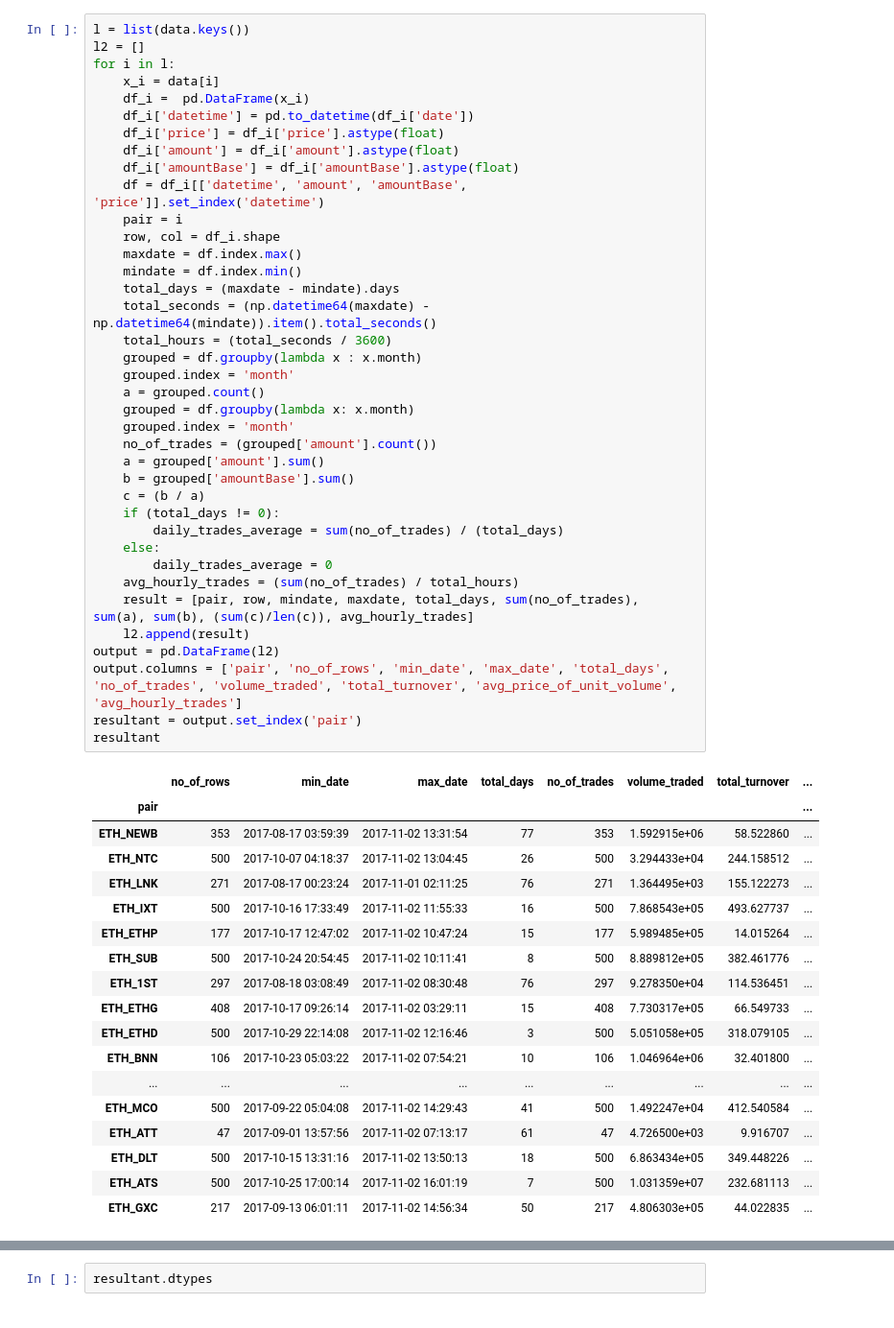
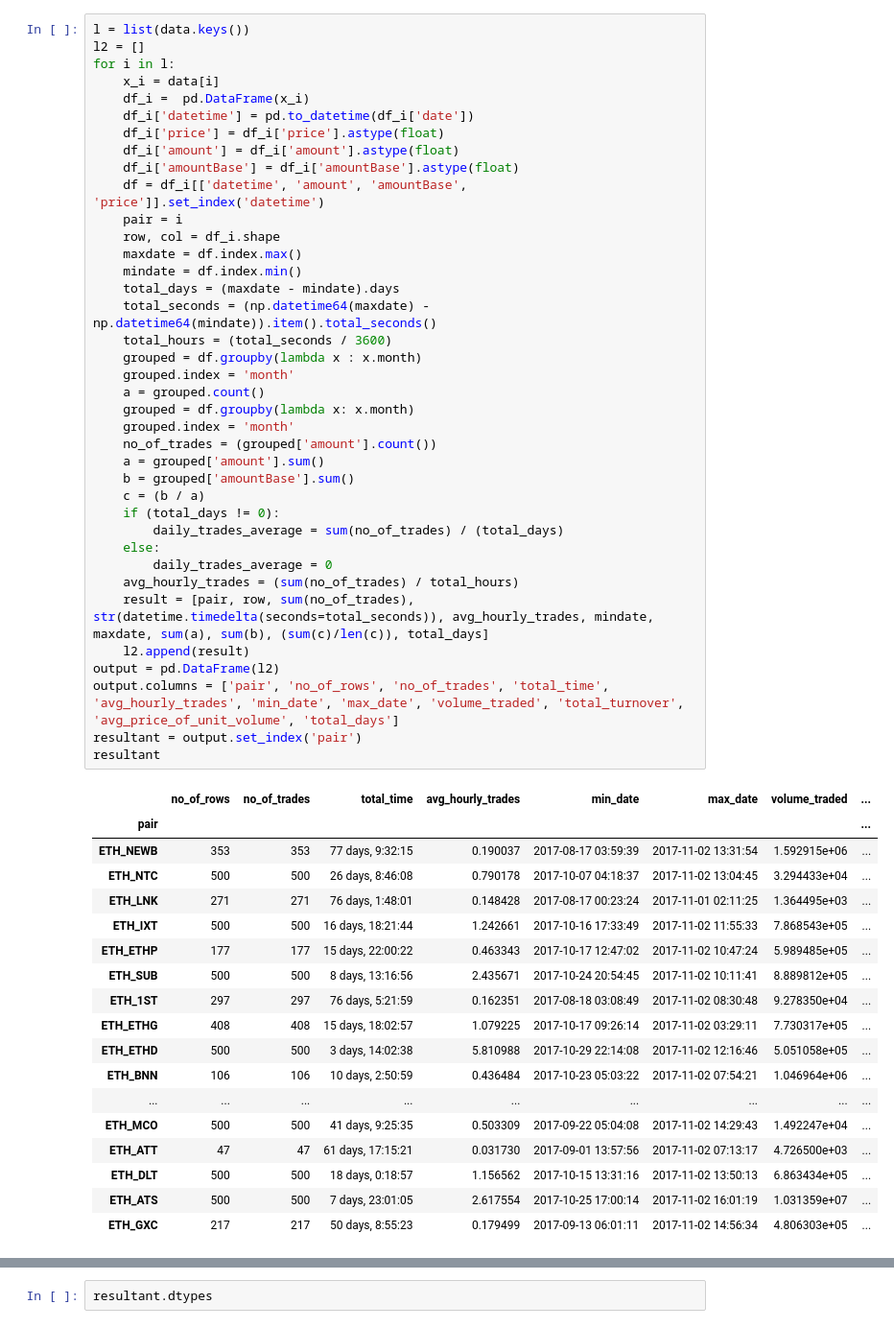
Before and after one commit to satyaki-mitra/Evalution_Exercise, a Jupyter notebook: trade_analysis/trade_analysis.ipynb, the cells around one changed output, grey strips where cells are left out. Shown at 96% size. Saved outputs shown, nothing was run; the diff lists cells and outputs as text.

Commit message:
hourly report

```diff
--- a/trade_analysis/trade_analysis.ipynb
+++ b/trade_analysis/trade_analysis.ipynb
@@ -15,50 +16,50 @@ for i in l:
     df_i['price'] = df_i['price'].astype(float)
     df_i['amount'] = df_i['amount'].astype(float)
     df_i['amountBase'] = df_i['amountBase'].astype(float)
     df = df_i[['datetime', 'amount', 'amountBase', 'price']].set_index('datetime')
     pair = i
     row, col = df_i.shape
     maxdate = df.index.max()
     mindate = df.index.min()
     total_days = (maxdate - mindate).days
     total_seconds = (np.datetime64(maxdate) - np.datetime64(mindate)).item().total_seconds()
     total_hours = (total_seconds / 3600)
     grouped = df.groupby(lambda x : x.month)
     grouped.index = 'month'
     a = grouped.count()
     grouped = df.groupby(lambda x: x.month)
     grouped.index = 'month'
     no_of_trades = (grouped['amount'].count())
     a = grouped['amount'].sum()
     b = grouped['amountBase'].sum()
     c = (b / a)
     if (total_days != 0):
         daily_trades_average = sum(no_of_trades) / (total_days)
     else:
         daily_trades_average = 0
     avg_hourly_trades = (sum(no_of_trades) / total_hours)
-    result = [pair, row, mindate, maxdate, total_days, sum(no_of_trades), sum(a), sum(b), (sum(c)/len(c)), avg_hourly_trades]
+    result = [pair, row, sum(no_of_trades), str(datetime.timedelta(seconds=total_seconds)), avg_hourly_trades, mindate, maxdate, sum(a), sum(b), (sum(c)/len(c)), total_days]
     l2.append(result)
 output = pd.DataFrame(l2)
-output.columns = ['pair', 'no_of_rows', 'min_date', 'max_date', 'total_days', 'no_of_trades', 'volume_traded', 'total_turnover', 'avg_price_of_unit_volume', 'avg_hourly_trades']
+output.columns = ['pair', 'no_of_rows', 'no_of_trades', 'total_time', 'avg_hourly_trades', 'min_date', 'max_date', 'volume_traded', 'total_turnover', 'avg_price_of_unit_volume', 'total_days']
 resultant = output.set_index('pair')
 resultant
 # %% [output]
-|  | no_of_rows | min_date | max_date | total_days | no_of_trades | volume_traded | total_turnover | ... |
+|  | no_of_rows | no_of_trades | total_time | avg_hourly_trades | min_date | max_date | volume_traded | ... |
 | pair |  |  |  |  |  |  |  | ... |
-| ETH_NEWB | 353 | 2017-08-17 03:59:39 | 2017-11-02 13:31:54 | 77 | 353 | 1.592915e+06 | 58.522860 | ... |
-| ETH_NTC | 500 | 2017-10-07 04:18:37 | 2017-11-02 13:04:45 | 26 | 500 | 3.294433e+04 | 244.158512 | ... |
-| ETH_LNK | 271 | 2017-08-17 00:23:24 | 2017-11-01 02:11:25 | 76 | 271 | 1.364495e+03 | 155.122273 | ... |
-| ETH_IXT | 500 | 2017-10-16 17:33:49 | 2017-11-02 11:55:33 | 16 | 500 | 7.868543e+05 | 493.627737 | ... |
-| ETH_ETHP | 177 | 2017-10-17 12:47:02 | 2017-11-02 10:47:24 | 15 | 177 | 5.989485e+05 | 14.015264 | ... |
-| ETH_SUB | 500 | 2017-10-24 20:54:45 | 2017-11-02 10:11:41 | 8 | 500 | 8.889812e+05 | 382.461776 | ... |
-| ETH_1ST | 297 | 2017-08-18 03:08:49 | 2017-11-02 08:30:48 | 76 | 297 | 9.278350e+04 | 114.536451 | ... |
-| ETH_ETHG | 408 | 2017-10-17 09:26:14 | 2017-11-02 03:29:11 | 15 | 408 | 7.730317e+05 | 66.549733 | ... |
-| ETH_ETHD | 500 | 2017-10-29 22:14:08 | 2017-11-02 12:16:46 | 3 | 500 | 5.051058e+05 | 318.079105 | ... |
-| ETH_BNN | 106 | 2017-10-23 05:03:22 | 2017-11-02 07:54:21 | 10 | 106 | 1.046964e+06 | 32.401800 | ... |
+| ETH_NEWB | 353 | 353 | 77 days, 9:32:15 | 0.190037 | 2017-08-17 03:59:39 | 2017-11-02 13:31:54 | 1.592915e+06 | ... |
+| ETH_NTC | 500 | 500 | 26 days, 8:46:08 | 0.790178 | 2017-10-07 04:18:37 | 2017-11-02 13:04:45 | 3.294433e+04 | ... |
+| ETH_LNK | 271 | 271 | 76 days, 1:48:01 | 0.148428 | 2017-08-17 00:23:24 | 2017-11-01 02:11:25 | 1.364495e+03 | ... |
+| ETH_IXT | 500 | 500 | 16 days, 18:21:44 | 1.242661 | 2017-10-16 17:33:49 | 2017-11-02 11:55:33 | 7.868543e+05 | ... |
+| ETH_ETHP | 177 | 177 | 15 days, 22:00:22 | 0.463343 | 2017-10-17 12:47:02 | 2017-11-02 10:47:24 | 5.989485e+05 | ... |
+| ETH_SUB | 500 | 500 | 8 days, 13:16:56 | 2.435671 | 2017-10-24 20:54:45 | 2017-11-02 10:11:41 | 8.889812e+05 | ... |
+| ETH_1ST | 297 | 297 | 76 days, 5:21:59 | 0.162351 | 2017-08-18 03:08:49 | 2017-11-02 08:30:48 | 9.278350e+04 | ... |
+| ETH_ETHG | 408 | 408 | 15 days, 18:02:57 | 1.079225 | 2017-10-17 09:26:14 | 2017-11-02 03:29:11 | 7.730317e+05 | ... |
+| ETH_ETHD | 500 | 500 | 3 days, 14:02:38 | 5.810988 | 2017-10-29 22:14:08 | 2017-11-02 12:16:46 | 5.051058e+05 | ... |
+| ETH_BNN | 106 | 106 | 10 days, 2:50:59 | 0.436484 | 2017-10-23 05:03:22 | 2017-11-02 07:54:21 | 1.046964e+06 | ... |
 | ... | ... | ... | ... | ... | ... | ... | ... | ... |
-| ETH_MCO | 500 | 2017-09-22 05:04:08 | 2017-11-02 14:29:43 | 41 | 500 | 1.492247e+04 | 412.540584 | ... |
-| ETH_ATT | 47 | 2017-09-01 13:57:56 | 2017-11-02 07:13:17 | 61 | 47 | 4.726500e+03 | 9.916707 | ... |
-| ETH_DLT | 500 | 2017-10-15 13:31:16 | 2017-11-02 13:50:13 | 18 | 500 | 6.863434e+05 | 349.448226 | ... |
-| ETH_ATS | 500 | 2017-10-25 17:00:14 | 2017-11-02 16:01:19 | 7 | 500 | 1.031359e+07 | 232.681113 | ... |
-| ETH_GXC | 217 | 2017-09-13 06:01:11 | 2017-11-02 14:56:34 | 50 | 217 | 4.806303e+05 | 44.022835 | ... |
+| ETH_MCO | 500 | 500 | 41 days, 9:25:35 | 0.503309 | 2017-09-22 05:04:08 | 2017-11-02 14:29:43 | 1.492247e+04 | ... |
+| ETH_ATT | 47 | 47 | 61 days, 17:15:21 | 0.031730 | 2017-09-01 13:57:56 | 2017-11-02 07:13:17 | 4.726500e+03 | ... |
+| ETH_DLT | 500 | 500 | 18 days, 0:18:57 | 1.156562 | 2017-10-15 13:31:16 | 2017-11-02 13:50:13 | 6.863434e+05 | ... |
+| ETH_ATS | 500 | 500 | 7 days, 23:01:05 | 2.617554 | 2017-10-25 17:00:14 | 2017-11-02 16:01:19 | 1.031359e+07 | ... |
+| ETH_GXC | 217 | 217 | 50 days, 8:55:23 | 0.179499 | 2017-09-13 06:01:11 | 2017-11-02 14:56:34 | 4.806303e+05 | ... |
```
Also changed, not shown: parts of 5 cells of this notebook, 2 other files.
